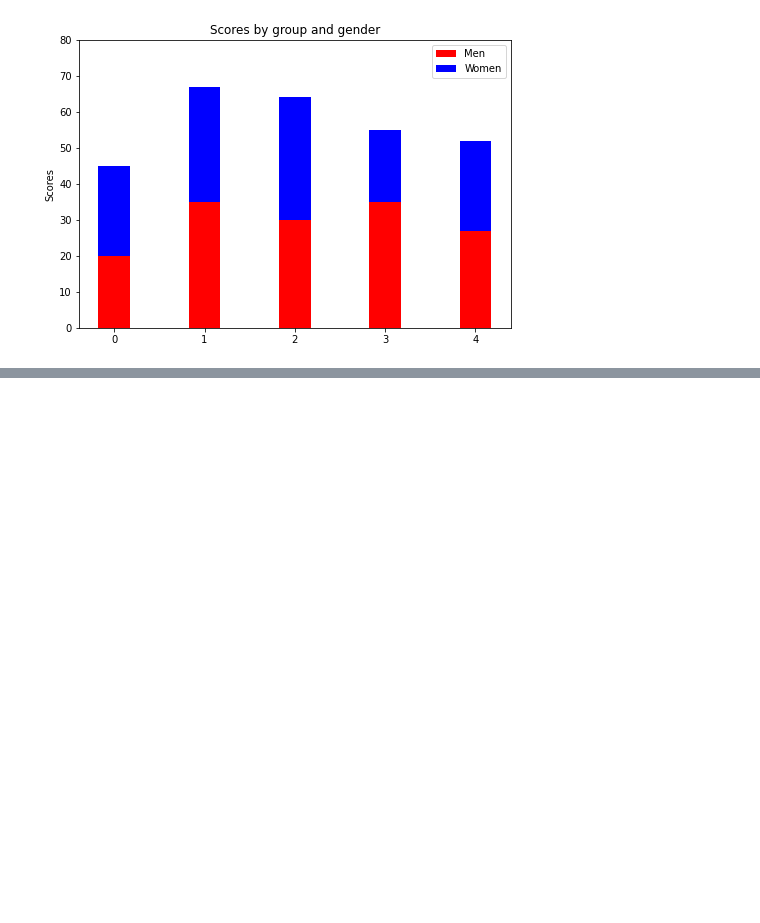
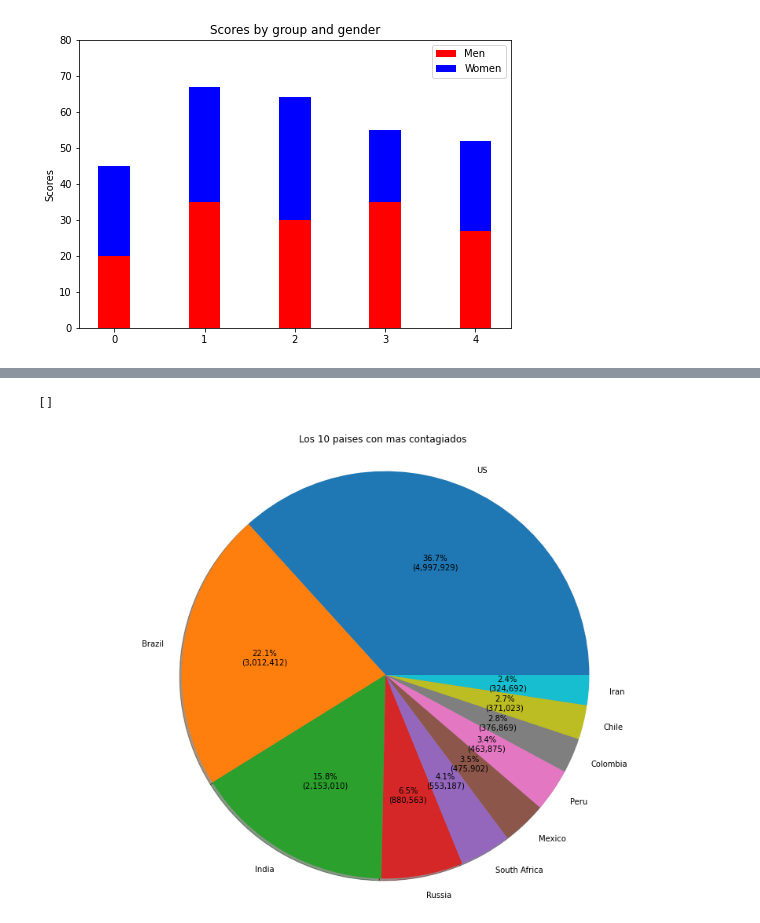
Before and after one commit to Tisks/Covid-Big-Data, a Jupyter notebook: Circular_plot_10_countries.ipynb, the cells around one changed output, grey strips where cells are left out. Saved outputs shown, nothing was run; the diff lists cells and outputs as text; code cells hidden in the pictures; blank space fills up the shorter version.

```diff
--- a/Circular_plot_10_countries.ipynb
+++ b/Circular_plot_10_countries.ipynb
@@ -20,3 +25,7 @@ ax.legend(labels=['Men', 'Women'])
 plt.show()
 # %% [output]
 [figure]
+# %%
+#importar el archivo
+df=pd.read_csv('https://raw.githubusercontent.com/CSSEGISandData/COVID-19/master/csse_covid_19_data/csse_covid_19_time_series/time_series_covid19_confirmed_global.csv', sep= ',')
+df
@@ -22,0 +46,6 @@ plt.show()
+# %%
+#Agrupar paises
+agrupado_pais=df.groupby('Country/Region').sum()
+#limpiar columnas que no sirven
+df = df.drop(['Province/State', 'Lat', 'Long'], axis=1)
+df
@@ -22,0 +66,10 @@ plt.show()
+# %%
+#encontrar 10 paises con maximo contagio (hacerlo fc y adaptarlo a paises con mas muertes)
+
+dates=df.columns
+df0 = df.drop(columns=dates[1:-1], axis=1)
+#ordenar de mayor a menor por cantidad de contagiados
+df0=df0.sort_values(by=dates[-1],ascending=False)
+#mostrar solo primeros 10
+df0=df0.head(10)
+df0
@@ -22,0 +105,22 @@ plt.show()
+# %%
+df0.values
+etiquetas = []
+valores=[]
+for country in df0.values:
+  etiquetas.append(country[0])
+  valores.append(country[1])
+
+def func(pct, allvalues):
+    absolute = int(pct / 100.*np.sum(allvalues))
+    return "{:.1f}%\n({:,})".format(pct, absolute)
+# Plot
+plt.pie(valores, labels=etiquetas, autopct = lambda pct: func(pct, valores) , shadow=True, startangle=0,  radius=2)
+plt.title('Los 10 paises con mas contagiados')
+
+plt.axis('equal')
+plt.subplots_adjust(1,1,3,3)
+
+plt.plot(figsize=(20,10))
+# %% [output]
+[]
+[figure, added]
```
Also changed, not shown: parts of 5 cells of this notebook.
